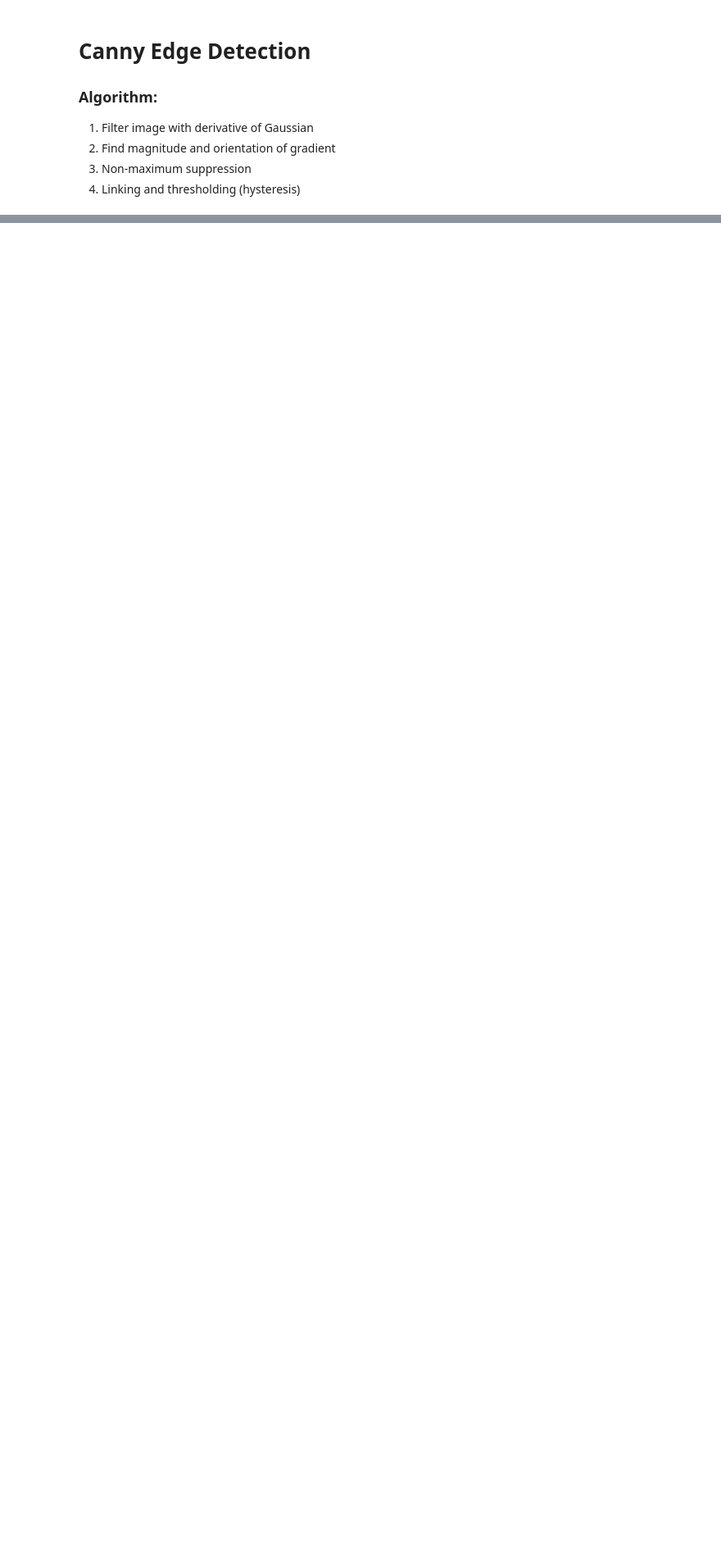
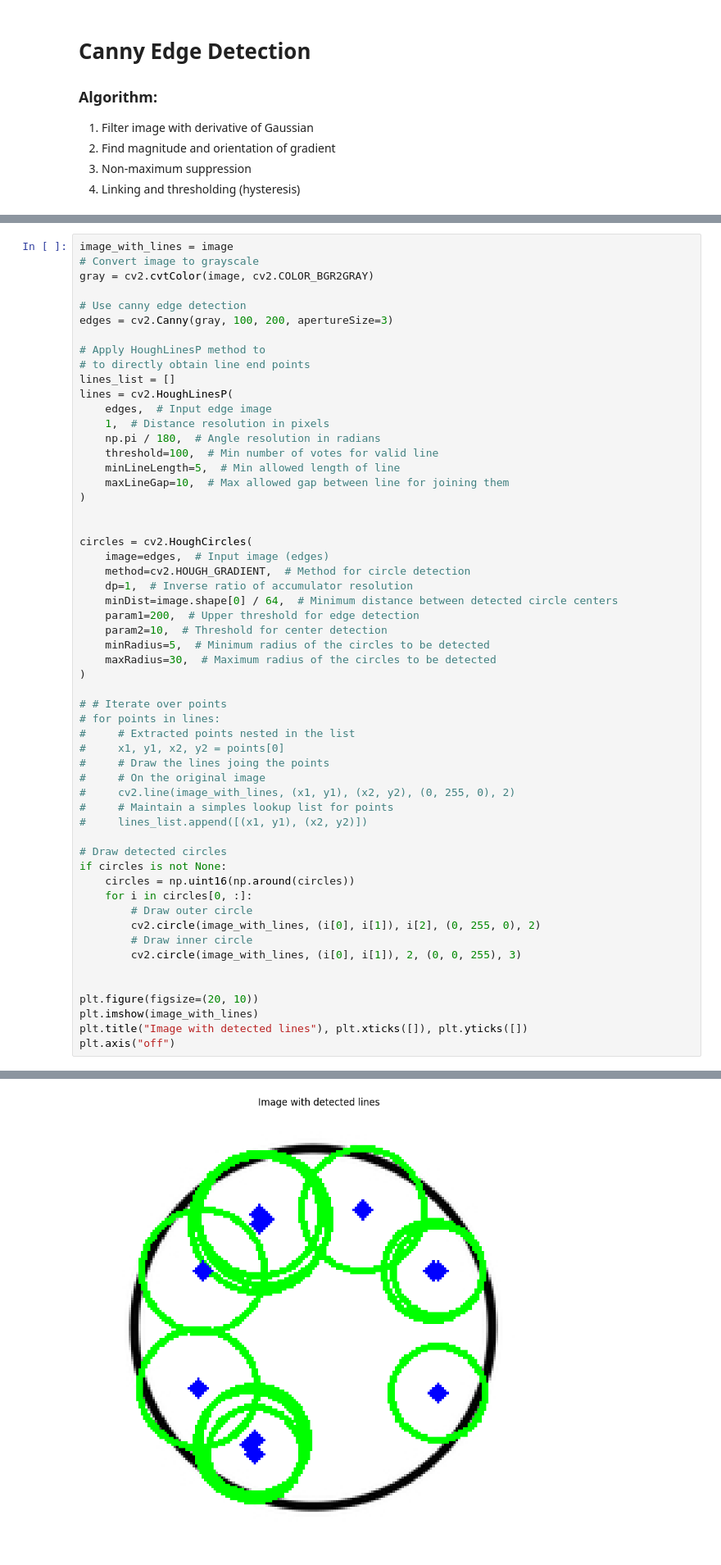
Before and after one commit to DavideLigari/computerVision, a Jupyter notebook: object_detection.ipynb, the cells around one changed output, grey strips where cells are left out. Shown: that part at 82% size. Saved outputs shown, nothing was run; the diff lists cells and outputs as text; blank space fills up the shorter version.

Commit message:
working on hough transform

```diff
--- a/object_detection.ipynb
+++ b/object_detection.ipynb
@@ -81,0 +77,57 @@ plt.show()
+# %%
+image_with_lines = image
+# Convert image to grayscale
+gray = cv2.cvtColor(image, cv2.COLOR_BGR2GRAY)
+
+# Use canny edge detection
+edges = cv2.Canny(gray, 100, 200, apertureSize=3)
+
+# Apply HoughLinesP method to
+# to directly obtain line end points
+lines_list = []
+lines = cv2.HoughLinesP(
+    edges,  # Input edge image
+    1,  # Distance resolution in pixels
+    np.pi / 180,  # Angle resolution in radians
+    threshold=100,  # Min number of votes for valid line
+    minLineLength=5,  # Min allowed length of line
+    maxLineGap=10,  # Max allowed gap between line for joining them
+)
+
+
+circles = cv2.HoughCircles(
+    image=edges,  # Input image (edges)
+    method=cv2.HOUGH_GRADIENT,  # Method for circle detection
+    dp=1,  # Inverse ratio of accumulator resolution
+    minDist=image.shape[0] / 64,  # Minimum distance between detected circle centers
+    param1=200,  # Upper threshold for edge detection
+    param2=10,  # Threshold for center detection
+    minRadius=5,  # Minimum radius of the circles to be detected
+    maxRadius=30,  # Maximum radius of the circles to be detected
+)
+
+# # Iterate over points
+# for points in lines:
+#     # Extracted points nested in the list
+#     x1, y1, x2, y2 = points[0]
+#     # Draw the lines joing the points
+#     # On the original image
+#     cv2.line(image_with_lines, (x1, y1), (x2, y2), (0, 255, 0), 2)
+#     # Maintain a simples lookup list for points
+#     lines_list.append([(x1, y1), (x2, y2)])
+
+# Draw detected circles
+if circles is not None:
+    circles = np.uint16(np.around(circles))
+    for i in circles[0, :]:
+        # Draw outer circle
+        cv2.circle(image_with_lines, (i[0], i[1]), i[2], (0, 255, 0), 2)
+        # Draw inner circle
+        cv2.circle(image_with_lines, (i[0], i[1]), 2, (0, 0, 255), 3)
+
+
+plt.figure(figsize=(20, 10))
+plt.imshow(image_with_lines)
+plt.title("Image with detected lines"), plt.xticks([]), plt.yticks([])
+plt.axis("off")
+# %% [output]
@@ -81,0 +135 @@ plt.show()
+[figure, added]
```
Also changed, not shown: parts of 4 cells of this notebook, 2 other files.
